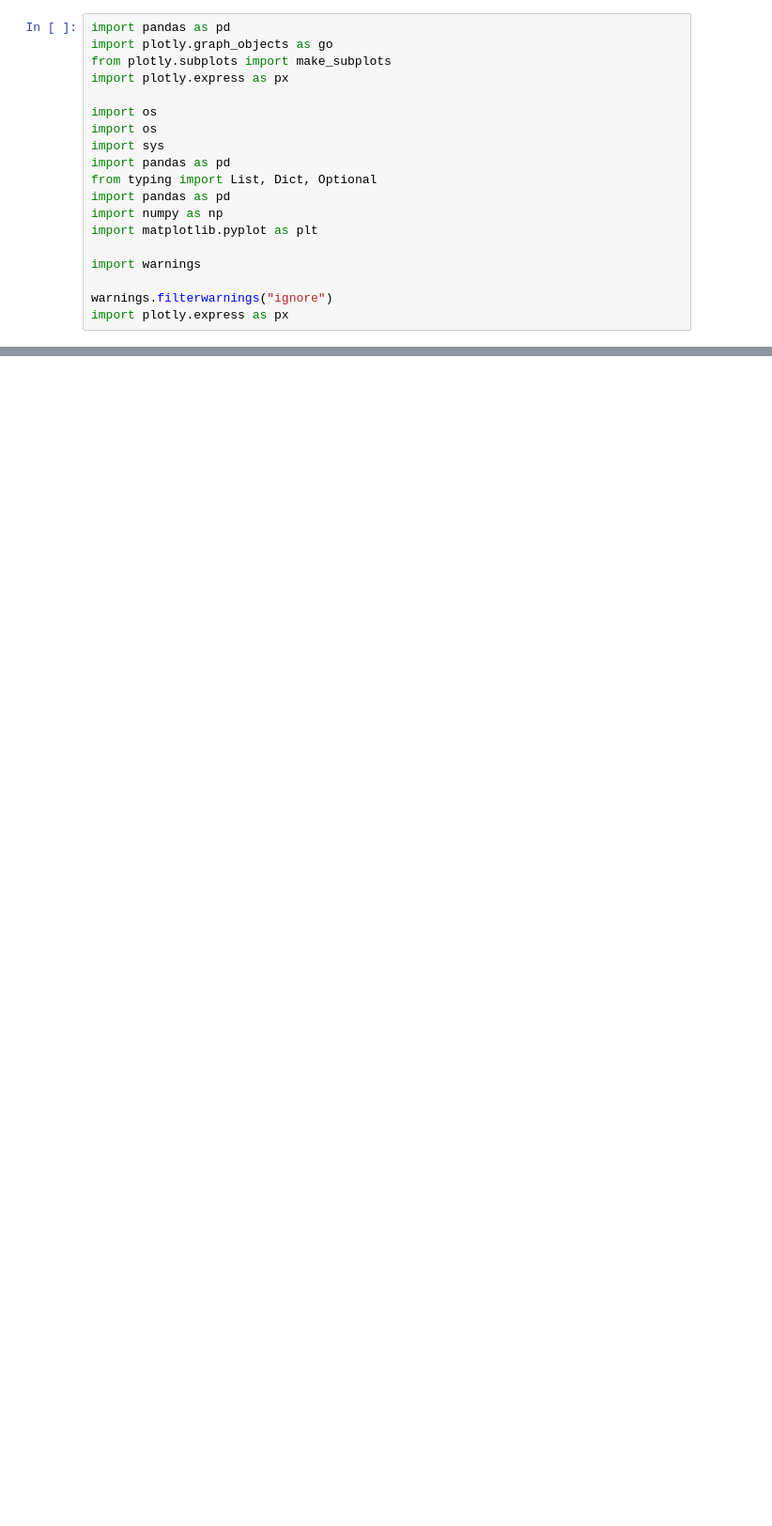
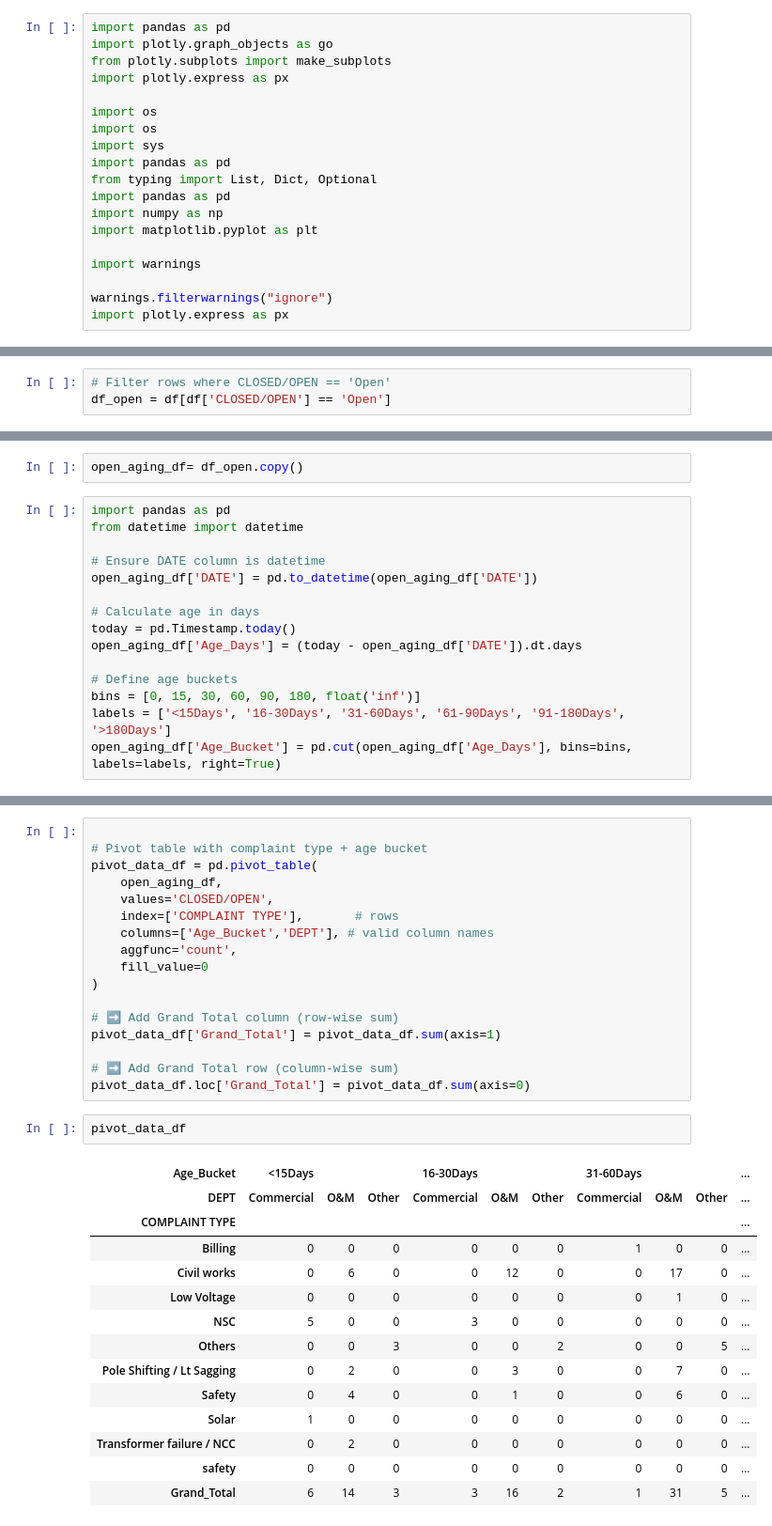
Before and after one commit to susantkumarsahoo/AutonomousDataAnalystAgent, a Jupyter notebook: notebooks/note_01.ipynb, the cells around one changed output, grey strips where cells are left out. Shown at 94% size. Drawn from its saved outputs; the diff is of its cells as text; blank space fills up the shorter version.

```diff
--- a/notebooks/note_01.ipynb
+++ b/notebooks/note_01.ipynb
@@ -19,0 +118,3 @@ import plotly.express as px
+# %%
+# Filter rows where CLOSED/OPEN == 'Open'
+df_open = df[df['CLOSED/OPEN'] == 'Open']
@@ -19,0 +175,17 @@ import plotly.express as px
+# %%
+open_aging_df= df_open.copy()
+# %%
+import pandas as pd
+from datetime import datetime
+
+# Ensure DATE column is datetime
+open_aging_df['DATE'] = pd.to_datetime(open_aging_df['DATE'])
+
+# Calculate age in days
+today = pd.Timestamp.today()
+open_aging_df['Age_Days'] = (today - open_aging_df['DATE']).dt.days
+
+# Define age buckets
+bins = [0, 15, 30, 60, 90, 180, float('inf')]
+labels = ['<15Days', '16-30Days', '31-60Days', '61-90Days', '91-180Days', '>180Days']
+open_aging_df['Age_Bucket'] = pd.cut(open_aging_df['Age_Days'], bins=bins, labels=labels, right=True)
@@ -19,0 +244,34 @@ import plotly.express as px
+# %%
+
+# Pivot table with complaint type + age bucket
+pivot_data_df = pd.pivot_table(
+    open_aging_df,
+    values='CLOSED/OPEN',
+    index=['COMPLAINT TYPE'],       # rows
+    columns=['Age_Bucket','DEPT'], # valid column names
+    aggfunc='count',
+    fill_value=0
+)
+
+# ➡️ Add Grand Total column (row-wise sum)
+pivot_data_df['Grand_Total'] = pivot_data_df.sum(axis=1)
+
+# ➡️ Add Grand Total row (column-wise sum)
+pivot_data_df.loc['Grand_Total'] = pivot_data_df.sum(axis=0)
+# %%
+pivot_data_df
+# %% [output]
+| Age_Bucket | <15Days |  |  | 16-30Days |  |  | 31-60Days |  |  | ... |
+| DEPT | Commercial | O&M | Other | Commercial | O&M | Other | Commercial | O&M | Other | ... |
+| COMPLAINT TYPE |  |  |  |  |  |  |  |  |  | ... |
+| Billing | 0 | 0 | 0 | 0 | 0 | 0 | 1 | 0 | 0 | ... |
+| Civil works | 0 | 6 | 0 | 0 | 12 | 0 | 0 | 17 | 0 | ... |
+| Low Voltage | 0 | 0 | 0 | 0 | 0 | 0 | 0 | 1 | 0 | ... |
+| NSC | 5 | 0 | 0 | 3 | 0 | 0 | 0 | 0 | 0 | ... |
+| Others | 0 | 0 | 3 | 0 | 0 | 2 | 0 | 0 | 5 | ... |
+| Pole Shifting / Lt Sagging | 0 | 2 | 0 | 0 | 3 | 0 | 0 | 7 | 0 | ... |
+| Safety | 0 | 4 | 0 | 0 | 1 | 0 | 0 | 6 | 0 | ... |
+| Solar | 1 | 0 | 0 | 0 | 0 | 0 | 0 | 0 | 0 | ... |
+| Transformer failure / NCC | 0 | 2 | 0 | 0 | 0 | 0 | 0 | 0 | 0 | ... |
+| safety | 0 | 0 | 0 | 0 | 0 | 0 | 0 | 0 | 0 | ... |
+| Grand_Total | 6 | 14 | 3 | 3 | 16 | 2 | 1 | 31 | 5 | ... |
```
Also changed, not shown: parts of 17 cells of this notebook, 11 other files.
